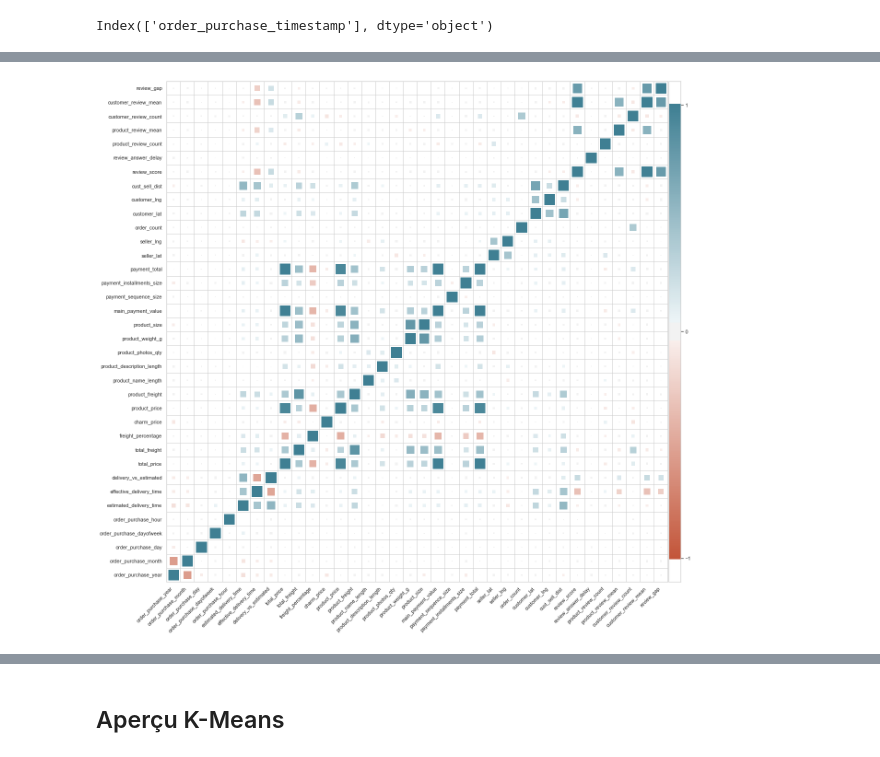
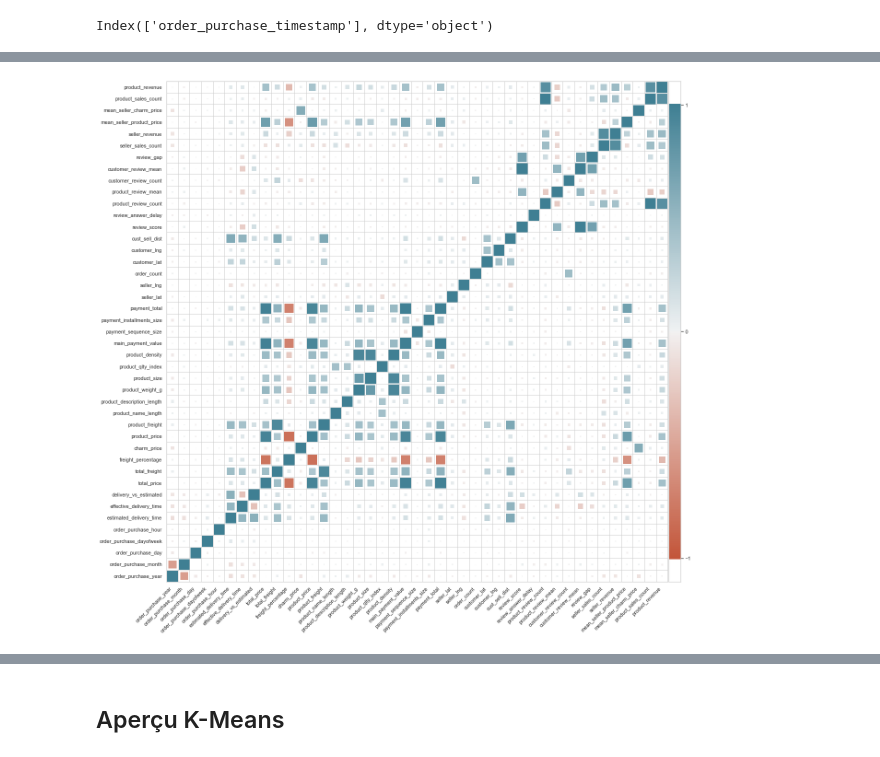
Before and after one commit to EtienneLardeur/P5_CustomerSegmentation, a Jupyter notebook: POlist_01_NotebookEDA_uncleaned.ipynb, the cells around one changed output, grey strips where cells are left out. Saved outputs shown, nothing was run; the diff lists cells and outputs as text; code cells hidden in the pictures.

```diff
--- a/POlist_01_NotebookEDA_uncleaned.ipynb
+++ b/POlist_01_NotebookEDA_uncleaned.ipynb
@@ -3007,0 +3348,5 @@ ax = sns.violinplot(x='review_gap_lvl',
+# %%
+# afficher les 10 produits générant le plus gros revenu
+df_product_sales = df_product_sales.sort_values(by='product_revenue',
+                                                ascending=False)
+df_product_sales[:10]
@@ -3007,0 +3365,5 @@ ax = sns.violinplot(x='review_gap_lvl',
+# %%
+# afficher les 10 produits les plus fréquemment vendus
+df_product_sales = df_product_sales.sort_values(by='product_sales_count',
+                                                ascending=False)
+df_product_sales[:10]
@@ -3007,0 +3393,15 @@ ax = sns.violinplot(x='review_gap_lvl',
+# %%
+# aggréger aux commandes les nouvelles données vendeurs
+df_orders = df_orders.merge(
+    df_sellers_sales,
+    how='left',
+    left_on=['seller_id'],
+    right_on=['seller_id'])
+# %%
+# aggréger aux commandes les nouvelles données produit
+df_orders = df_orders.merge(
+    df_product_sales,
+    how='left',
+    left_on=['most_important_product'],
+    right_on=['product_id'])
+df_orders = df_orders.drop(columns=['product_id'])
@@ -3175,16 +3582,14 @@ len(cols)
 # %%
-# observer les corrélations entre features
-
-corr = data[cols].corr()
-# Unpivot the dataframe, so we can get pair of arrays for x and y
+# calculer les corrélations entre features
+corr = data[cols].corr(method='spearman')
 corr = pd.melt(corr.reset_index(), id_vars='index')
 corr.columns = ['x', 'y', 'value']
-
+# visualiser les corrélations entre features
 heatmap(
     x=corr['x'],
     y=corr['y'],
     size=corr['value'].abs(),
     color=corr['value']
 )
 # %% [output]
-[figure, old version]
+[figure, new version]
```
Also changed, not shown: parts of 160 cells of this notebook.
